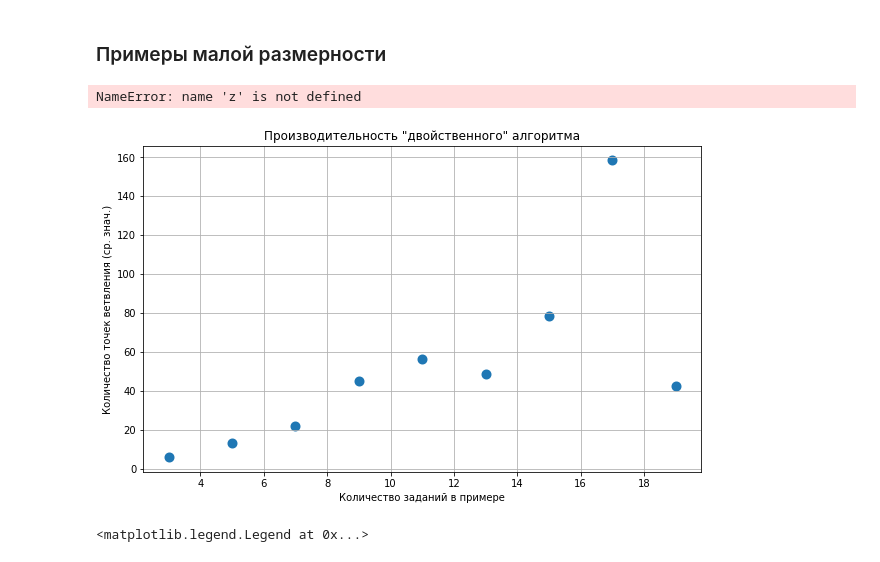
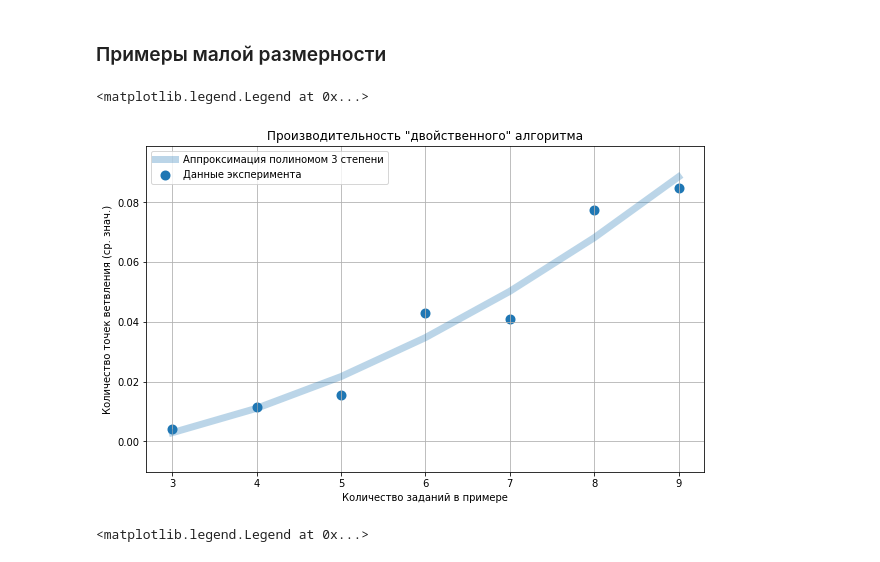
Before and after one commit to andtun/schedules, a Jupyter notebook: LMax.ipynb, the cells around one changed output. Cells and saved outputs as stored; diff of their text form; code cells hidden in the pictures.

```diff
--- a/LMax.ipynb
+++ b/LMax.ipynb
@@ -264,0 +266,4 @@ KeyboardInterrupt:
+# %%
+for i in range(4, 9):
+    df = pd.read_json("freq%s.json" % i, typ='series')
+    print(df)
@@ -283,7 +348,7 @@ def bruteforce(S, tau=0):
 bL, mL = 0, 0
 counter = 0
 while bL == mL:
-    s = Schedule(4)
+    s = Schedule(5)
     b = bruteforce(s)
     m, c = main(s)
     bL = b.L_max()
@@ -337,3 +406,23 @@ for n in range(3, 15, 1):
  0 -- 8 tasks
  0
 KeyboardInterrupt:
+# %%
+results = dict()
+timings = dict()
+for n in range(3, 26, 1):
+    results[n] = []
+    timings[n] = []
+    for i in range(100):
+        print('\r', len(results[n]), end='')
+        s = Schedule(n)
+        #timing = %timeit -q -o -r 5 main(s, t)
+        ts = time.time()
+        res, c = main(s)
+        te = time.time()
+        if c != -1:
+            results[n].append(c)
+            timings[n].append(te - ts)
+    print(" --", n, "tasks")
+
+    with open('results_new.json', 'w') as f: json.dump(results, f)
+    with open('timings_new.json', 'w') as f: json.dump(timings, f)
@@ -340,15 +450,15 @@ KeyboardInterrupt:
 # %%
 results = dict()
-for n in range(3, 26, 2):
+for n in range(3, 26, 1):
     results[n] = []
-    for i in range(5):
+    for i in range(100):
         print('\r', len(results[n]), end='')
         t = 0
         s = Schedule(n)
-        #timing = %timeit -q -o -r 5 main(s, t)
-        res, c = main(s)
-        results[n].append(c)
+        c = %timeit -q -o -n 1 -r 1 main(s, t)
+        #res, c = main(s)
+        results[n].append(c.timings[-1])
     print(" --", n, "tasks")
 
-    json.dump(results, open('results_timingsnew.json', 'w'))
+    json.dump(results, open('resultsTiming_new.json', 'w'))
 # %% [output]
@@ -367,27 +491,28 @@ KeyboardInterrupt:
 # %%
 x = []
 y = []
 #yf = []
-for k in results.keys():
-    y.append(np.mean(results[k]))
+for k in timings.keys():
+    y.append(np.median(timings[k]))
     x.append(k)
     #yf.append(np.math.factorial(k))
+z = [approx(x,y,i) for i in range(4)]
 
 fig = plt.figure(figsize=(10, 6))
 ax = fig.add_subplot(111, title='Производительность "двойственного" алгоритма')
 ax.grid()
 ax.scatter(x, y, linewidth=4, label="Данные эксперимента")
 ax.set_xlabel("Количество заданий в примере")
 ax.set_ylabel("Количество точек ветвления (ср. знач.)")
-i = 1
+i = 2
 ax.plot(x, z[i](list(map(int, x))),
         label='Аппроксимация полиномом %s степени' % (i+1),
         linewidth=7,
         alpha=0.3)
 ax.legend()
 # %% [output]
-NameError: name 'z' is not defined
+<matplotlib.legend.Legend at 0x...>
-[figure, old version]
+[figure, new version]
 # %%
 x = []
 y = []
```
Also changed, not shown: parts of 12 cells of this notebook.
